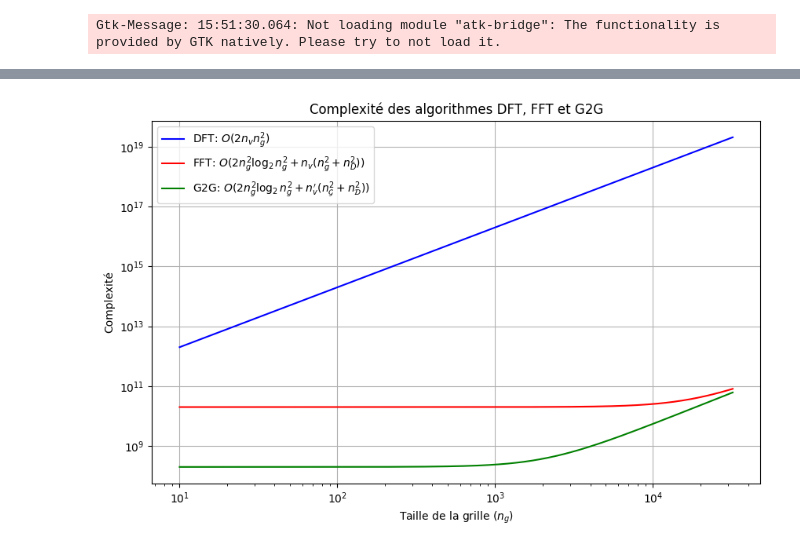
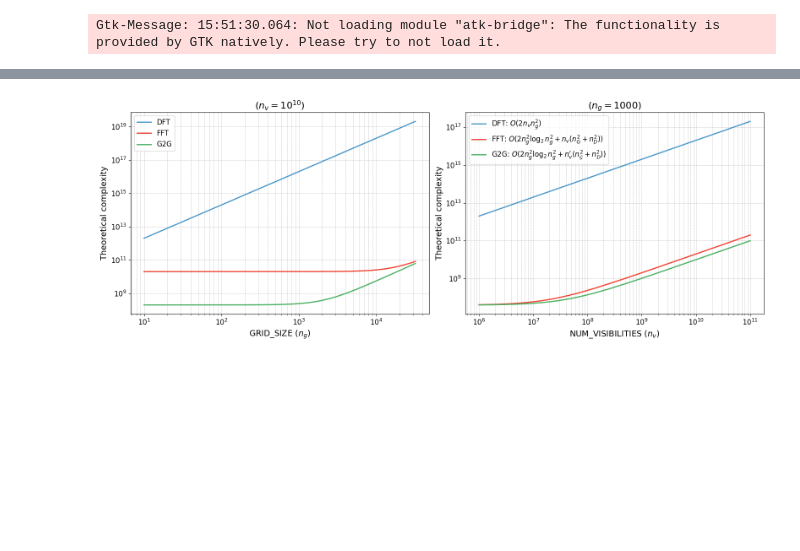
Before and after one commit to Ophelie-Renaud/simsdp-generic-imaging-pipeline, a Jupyter notebook: experimental_result_data/experimental_result_data.ipynb, the cells around one changed output, grey strips where cells are left out. Drawn from its saved outputs; the diff is of its cells as text; code cells hidden in the pictures; blank space fills up the shorter version.

```diff
--- a/experimental_result_data/experimental_result_data.ipynb
+++ b/experimental_result_data/experimental_result_data.ipynb
@@ -703,31 +774,64 @@ plot_simu_data(simulated_sota_csv_files)
 # %%
 import numpy as np
 import matplotlib.pyplot as plt
+from matplotlib import cm
 
-# Définir les variables
+# Données
 n_g = np.logspace(1, np.log10(32000), 500)  # Taille de la grille de 10 à 32,000
-n_v = 10**10  # Nombre de vecteurs (visibilités)
-n_G = 1  # Valeur fixe pour le kernel de gridding
-n_D = 1  # Valeur fixe pour le kernel de degridding
-n_v_prime = 10**8  # Nombre de visibilités compressées
+n_v_values = np.logspace(6, 11, 500)        # Nombre de visibilités de 1e6 à 1e11
 
-# Calculer les complexités
-DFT_complexity = 2 * n_v * n_g**2
-FFT_complexity = 2 * n_g**2 * np.log2(n_g**2) + n_v * (n_G**2 + n_D**2)
-G2G_complexity = 2 * n_g**2 * np.log2(n_g**2) + n_v_prime * (n_G**2 + n_D**2)
+# Constantes
+n_G = 1
+n_D = 1
+n_v_prime = 10**8  # Valeur fixe pour G2G
 
-# Tracer les courbes
-plt.figure(figsize=(10, 6))
-plt.plot(n_g, DFT_complexity, label='DFT: $O(2n_v n_g^2)$', color='blue')
-plt.plot(n_g, FFT_complexity, label='FFT: $O(2n_g^2 \\log_2 n_g^2 + n_v (n_g^2 + n_D^2))$', color='red')
-plt.plot(n_g, G2G_complexity, label='G2G: $O(2n_g^2 \\log_2 n_g^2 + n_v\' (n_{\\mathcal{G}}^2 + n_{\\mathcal{D}}^2))$', color='green')
-plt.xlabel('Taille de la grille ($n_g$)')
-plt.ylabel('Complexité')
-plt.title('Complexité des algorithmes DFT, FFT et G2G')
-plt.legend()
-plt.grid(True)
-plt.xscale('log')
-plt.yscale('log')
+# Couleurs (cohérentes avec l'autre script)
+colors = {
+    'DFT': cm.Blues(0.6),
+    'FFT': cm.Reds(0.6),
+    'G2G': cm.Greens(0.6)
+}
+
+plt.style.use('default')
+fig, axes = plt.subplots(1, 2, figsize=(16, 6))
+
+# Graphe gauche : complexité en fonction de la taille de grille
+n_v_fixed = 10**10
+DFT_g = 2 * n_v_fixed * n_g**2
+FFT_g = 2 * n_g**2 * np.log2(n_g**2) + n_v_fixed * (n_G**2 + n_D**2)
+G2G_g = 2 * n_g**2 * np.log2(n_g**2) + n_v_prime * (n_G**2 + n_D**2)
+
+axes[0].plot(n_g, DFT_g, label='DFT', color=colors['DFT'], linewidth=2)
+axes[0].plot(n_g, FFT_g, label='FFT', color=colors['FFT'], linewidth=2)
+axes[0].plot(n_g, G2G_g, label='G2G', color=colors['G2G'], linewidth=2)
+axes[0].set_xlabel('GRID_SIZE ($n_g$)', fontsize=14)
+axes[0].set_ylabel('Theoretical complexity', fontsize=14)
+axes[0].set_title('($n_v = 10^{10}$)', fontsize=16)
+axes[0].set_xscale('log')
+axes[0].set_yscale('log')
+axes[0].grid(True, which="both", ls="--", linewidth=0.5)
+axes[0].legend(fontsize=12)
+axes[0].tick_params(axis='both', which='major', labelsize=12)
+
+# Graphe droite : complexité en fonction du nombre de visibilités
+n_g_fixed = 1000
+DFT_v = 2 * n_v_values * n_g_fixed**2
+FFT_v = 2 * n_g_fixed**2 * np.log2(n_g_fixed**2) + n_v_values * (n_G**2 + n_D**2)
+G2G_v = 2 * n_g_fixed**2 * np.log2(n_g_fixed**2) + n_v_values * (n_G**2 + n_D**2 * 0)  # Même complexité visibilités
+
+axes[1].plot(n_v_values, DFT_v, label='DFT: $O(2n_v n_g^2)$', color=colors['DFT'], linewidth=2)
+axes[1].plot(n_v_values, FFT_v, label='FFT: $O(2n_g^2 \\log_2 n_g^2 + n_v (n_G^2 + n_D^2))$', color=colors['FFT'], linewidth=2)
+axes[1].plot(n_v_values, G2G_v, label="G2G: $O(2n_g^2 \\log_2 n_g^2 + n_v' (n_{\\mathcal{G}}^2 + n_{\\mathcal{D}}^2))$", color=colors['G2G'], linewidth=2)
+axes[1].set_xlabel('NUM_VISIBILITIES ($n_v$)', fontsize=14)
+axes[1].set_ylabel('Theoretical complexity', fontsize=14)
+axes[1].set_title('($n_g = 1000$)', fontsize=16)
+axes[1].set_xscale('log')
+axes[1].set_yscale('log')
+axes[1].grid(True, which="both", ls="--", linewidth=0.5)
+axes[1].legend(fontsize=12)
+axes[1].tick_params(axis='both', which='major', labelsize=12)
+
+plt.tight_layout()
 plt.show()
 # %% [output]
-[figure, old version]
+[figure, new version]
```
Also changed, not shown: parts of 3 cells of this notebook, 26 other files.
